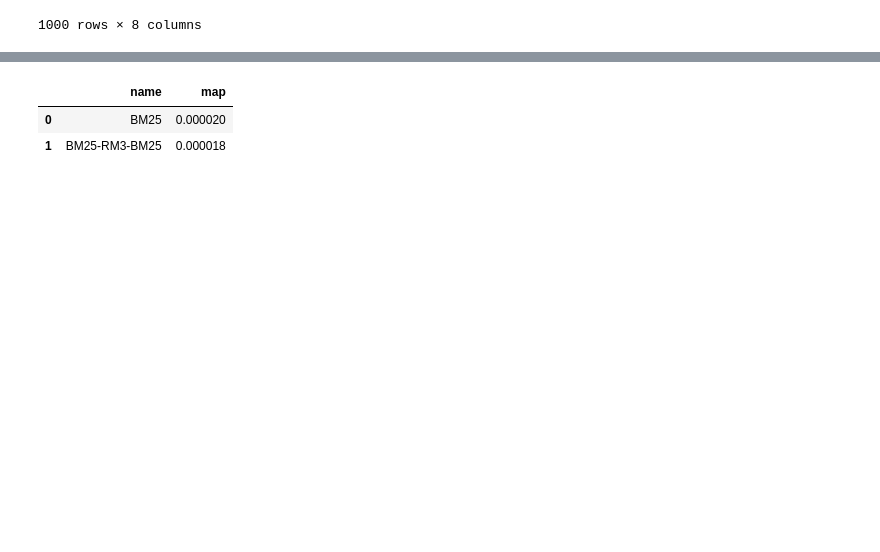
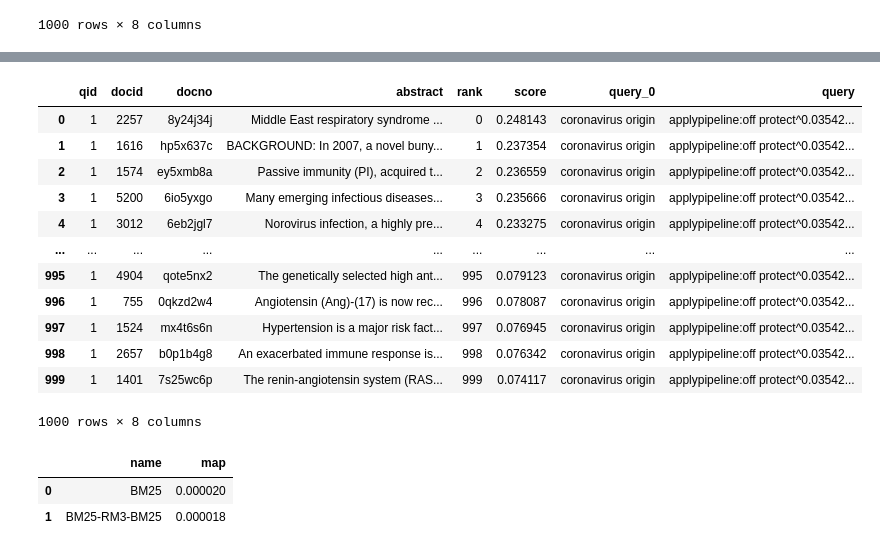
Before and after one commit to DayalStrub/ecir2021tutorial, a Jupyter notebook: other/2-simplest-thing-WIP.ipynb, the cells around one changed output, grey strips where cells are left out. Drawn from its saved outputs; the diff is of its cells as text; code cells hidden in the pictures; blank space fills up the shorter version.

Commit message:
add function for PR linear

```diff
--- a/other/2-simplest-thing-WIP.ipynb
+++ b/other/2-simplest-thing-WIP.ipynb
@@ -61,9 +79,11 @@ queries.head()
 |  | qid | query |
 | 0 | 1 | coronavirus origin |
 # %%
-bm25 = pt.BatchRetrieve(index, wmodel="BM25")
+M = 1001 # TODO is 1000 the max ever returned
+
+bm25 = pt.BatchRetrieve(index, wmodel="BM25", num_results=M)
 rm3 = pt.rewrite.RM3(index)
-bm25_text = pt.BatchRetrieve(index, wmodel="BM25", metadata=["docno", "abstract"])
+bm25_text = pt.BatchRetrieve(index, wmodel="BM25", metadata=["docno", "abstract"], num_results=M)
 
 rm3_pipe = bm25 >> rm3 >> bm25_text
 # %%
@@ -89,0 +239,16 @@ df_out.loc[df_out["qid"] == "1", :]
+# %%
+pr_linear_reranker(df_out)
+# %% [output]
+|  | qid | docid | docno | abstract | rank | score | query_0 | query |
+| 0 | 1 | 2257 | 8y24j34j | Middle East respiratory syndrome ... | 0 | 0.248143 | coronavirus origin | applypipeline:off protect^0.03542... |
+| 1 | 1 | 1616 | hp5x637c | BACKGROUND: In 2007, a novel buny... | 1 | 0.237354 | coronavirus origin | applypipeline:off protect^0.03542... |
+| 2 | 1 | 1574 | ey5xmb8a | Passive immunity (PI), acquired t... | 2 | 0.236559 | coronavirus origin | applypipeline:off protect^0.03542... |
+| 3 | 1 | 5200 | 6io5yxgo | Many emerging infectious diseases... | 3 | 0.235666 | coronavirus origin | applypipeline:off protect^0.03542... |
+| 4 | 1 | 3012 | 6eb2jgl7 | Norovirus infection, a highly pre... | 4 | 0.233275 | coronavirus origin | applypipeline:off protect^0.03542... |
+| ... | ... | ... | ... | ... | ... | ... | ... | ... |
+| 995 | 1 | 4904 | qote5nx2 | The genetically selected high ant... | 995 | 0.079123 | coronavirus origin | applypipeline:off protect^0.03542... |
+| 996 | 1 | 755 | 0qkzd2w4 | Angiotensin (Ang)-(17) is now rec... | 996 | 0.078087 | coronavirus origin | applypipeline:off protect^0.03542... |
+| 997 | 1 | 1524 | mx4t6s6n | Hypertension is a major risk fact... | 997 | 0.076945 | coronavirus origin | applypipeline:off protect^0.03542... |
+| 998 | 1 | 2657 | b0p1b4g8 | An exacerbated immune response is... | 998 | 0.076342 | coronavirus origin | applypipeline:off protect^0.03542... |
+| 999 | 1 | 1401 | 7s25wc6p | The renin-angiotensin system (RAS... | 999 | 0.074117 | coronavirus origin | applypipeline:off protect^0.03542... |
+1000 rows × 8 columns
```
Also changed, not shown: parts of 12 cells of this notebook.
